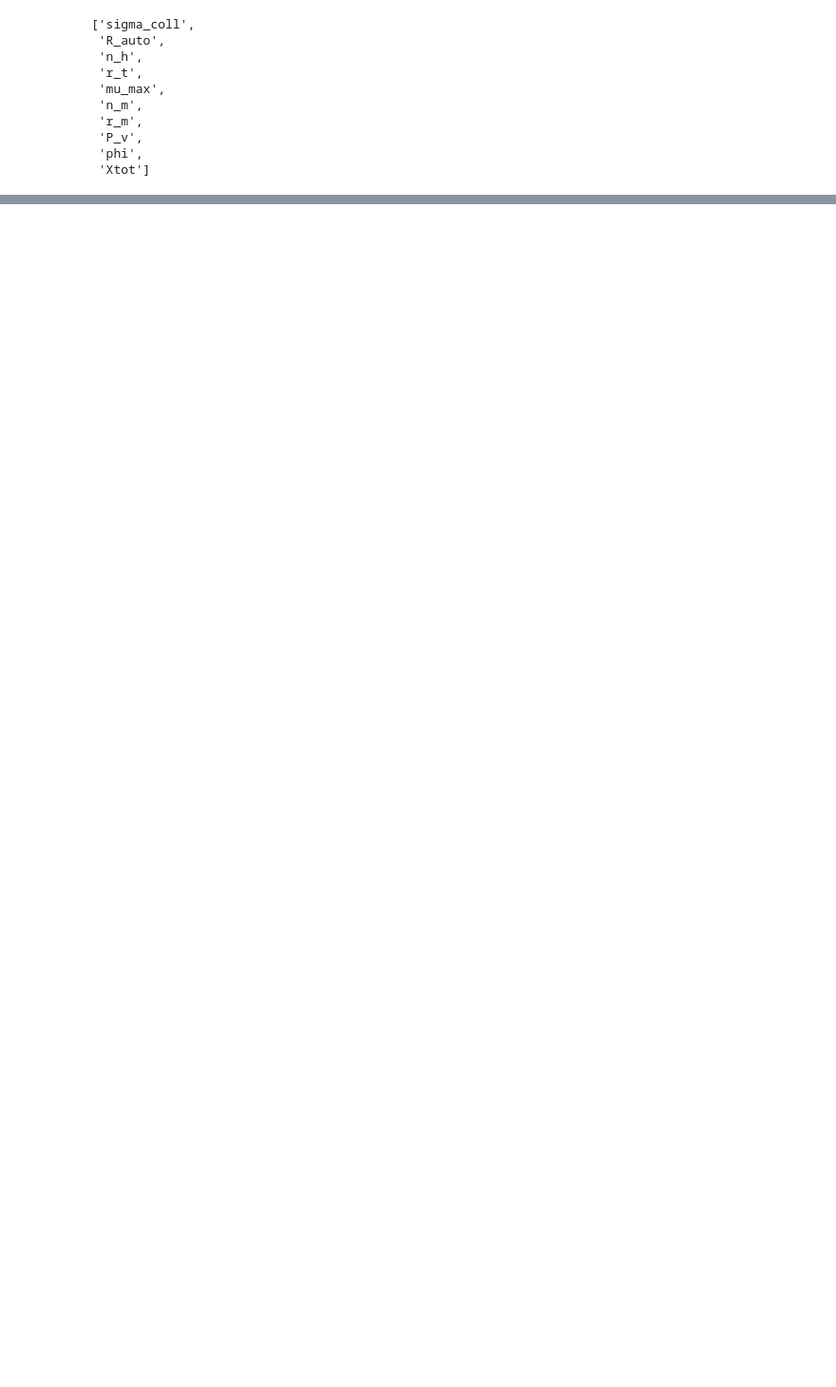
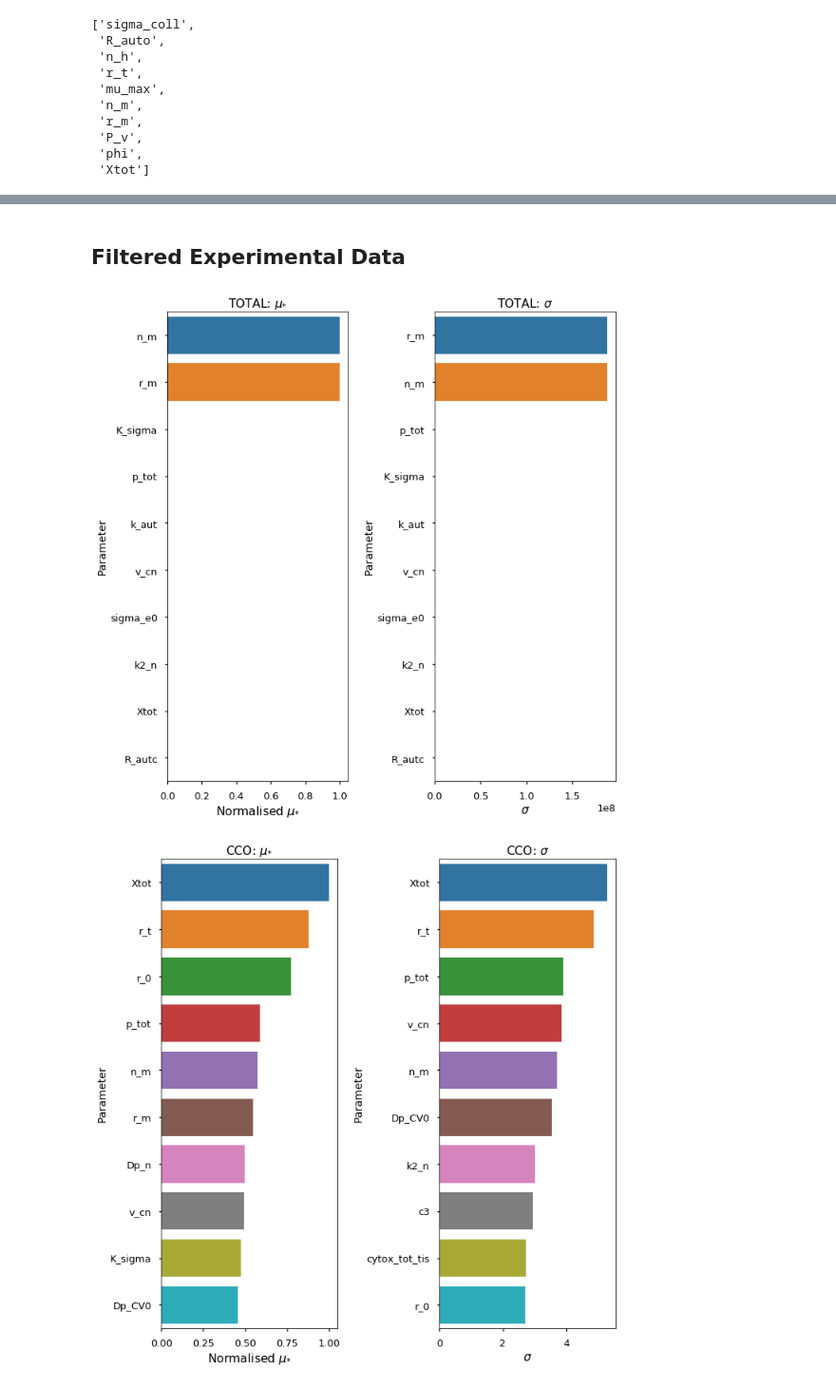
Before and after one commit to multimodalspectroscopy/BayesCMD, a Jupyter notebook: PLOS_paper/sensitivity_analysis/sensitivity_plot_hypoxia.ipynb, the cells around one changed output, grey strips where cells are left out. Shown at 95% size. Saved outputs shown, nothing was run; the diff lists cells and outputs as text; code cells hidden in the pictures; blank space fills up the shorter version.

```diff
--- a/PLOS_paper/sensitivity_analysis/sensitivity_plot_hypoxia.ipynb
+++ b/PLOS_paper/sensitivity_analysis/sensitivity_plot_hypoxia.ipynb
@@ -143,0 +198,40 @@ healthy = set(sens_params_healthy['TOTAL'])
+# %% [markdown]
+## Filtered Experimental Data ##
+# %%
+df_filtered = pd.read_csv('hypoxia/experimental/filtered/scaled_inflection/sensitivities.txt', sep='\t')
+for p in (['u', 'P_a', 'SaO2sup', 'Pa_CO2']):#,"k_aut"]):
+    df_experimental = df_experimental.query("Parameter!='{}'".format(p))
+# %%
+def sensitivity(df, output):
+    param = (output+"_mu_star", output+"_sigma")
+    min_max_scaler = preprocessing.MinMaxScaler()
+    x = df[param[0]].values.astype(float).reshape(-1, 1)
+    # x = np.log(x+1)
+    x_scaled = min_max_scaler.fit_transform(x)
+    df_norm = pd.DataFrame({"Parameter": df["Parameter"].values, param[0]: x_scaled.flatten()})
+    df_mu = df_norm.sort_values(by=param[0], ascending=False)
+
+    df_sigma = df.sort_values(by=param[1], ascending=False)
+    with sns.plotting_context("talk"):
+        fig, ax = plt.subplots(nrows=1, ncols=2,figsize=(10,10))
+        sns.barplot(x=param[0], y="Parameter", data=df_mu.head(10), ax=ax[0])
+        sns.barplot(x=param[1], y="Parameter", data=df_sigma.head(10), ax=ax[1])
+        ax[0].set_title(output + ": $\mu_{*}$")
+        ax[0].set_xlabel("Normalised $\mu_{*}$", size='medium')
+        ax[1].set_title(output + ": $\sigma$")
+        ax[1].set_xlabel("$\sigma$", size='medium')
+        plt.tight_layout()
+        plt.savefig('Figures/hypoxia/experimental/filtered/wide_params/scaled_inflection/{}.png'.format(output))
+        plt.show()
+        plt.close()
+    sensitive_parameters = df_mu.head(10)['Parameter']
+
+    return ax, df_norm, sensitive_parameters
+# %%
+sens_params_filtered = {}
+for o in ["TOTAL", "CCO", "TOI", "HbD", "HbT"]:
+    ax, df_norm, sens_p = sensitivity(df_filtered, o)
+    sens_params_filtered[o] = list(sens_p)
+# %% [output]
+[figure, added]
+[figure, added]
```
Also changed, not shown: parts of 15 cells of this notebook, 13 other files.
